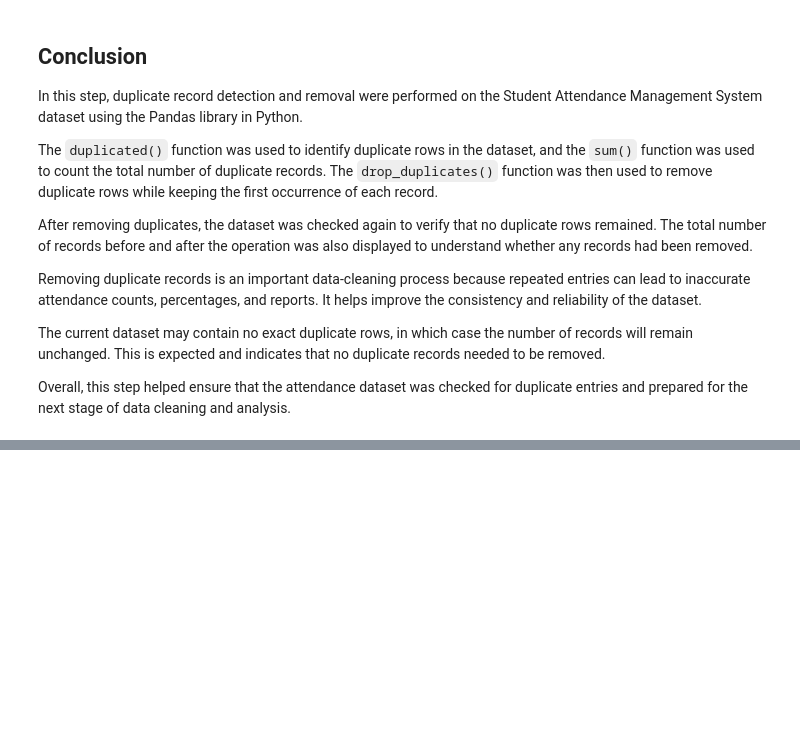
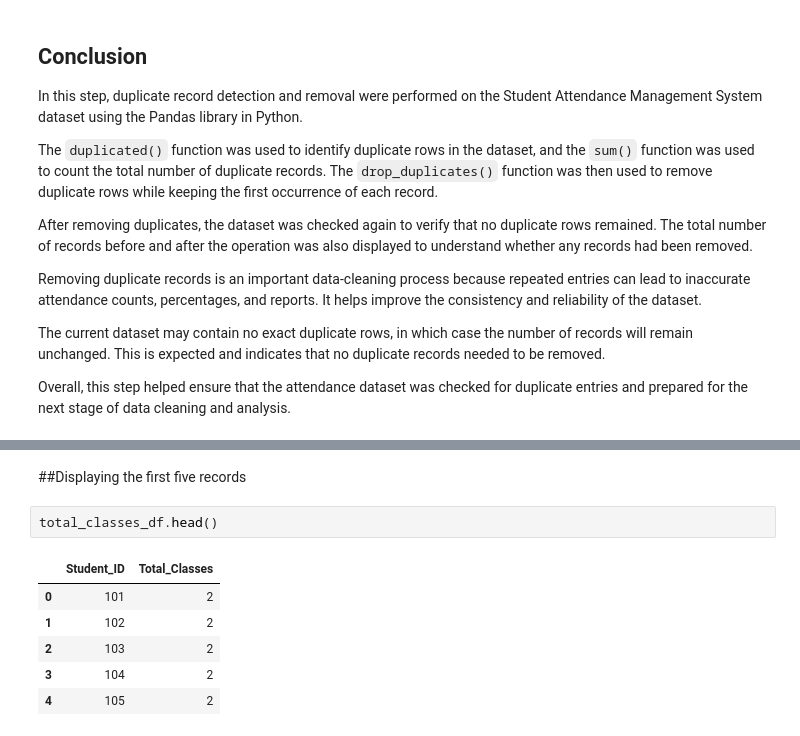
Before and after one commit to puja-200627/YBI_INTERNSHIP_PROJECTS, a Jupyter notebook: STUDENT_ATTENDANCE_MANAGEMENT_SYSTEM.ipynb, the cells around one changed output, grey strips where cells are left out. Saved outputs shown, nothing was run; the diff lists cells and outputs as text; blank space fills up the shorter version.

```diff
--- a/STUDENT_ATTENDANCE_MANAGEMENT_SYSTEM.ipynb
+++ b/STUDENT_ATTENDANCE_MANAGEMENT_SYSTEM.ipynb
@@ -955,0 +1003,11 @@ Overall, this step helped ensure that the attendance dataset was checked for dup
+# %% [markdown]
+##Displaying the first five records
+# %%
+total_classes_df.head()
+# %% [output]
+|  | Student_ID | Total_Classes |
+| 0 | 101 | 2 |
+| 1 | 102 | 2 |
+| 2 | 103 | 2 |
+| 3 | 104 | 2 |
+| 4 | 105 | 2 |
```
Also changed, not shown: parts of 6 cells of this notebook.
